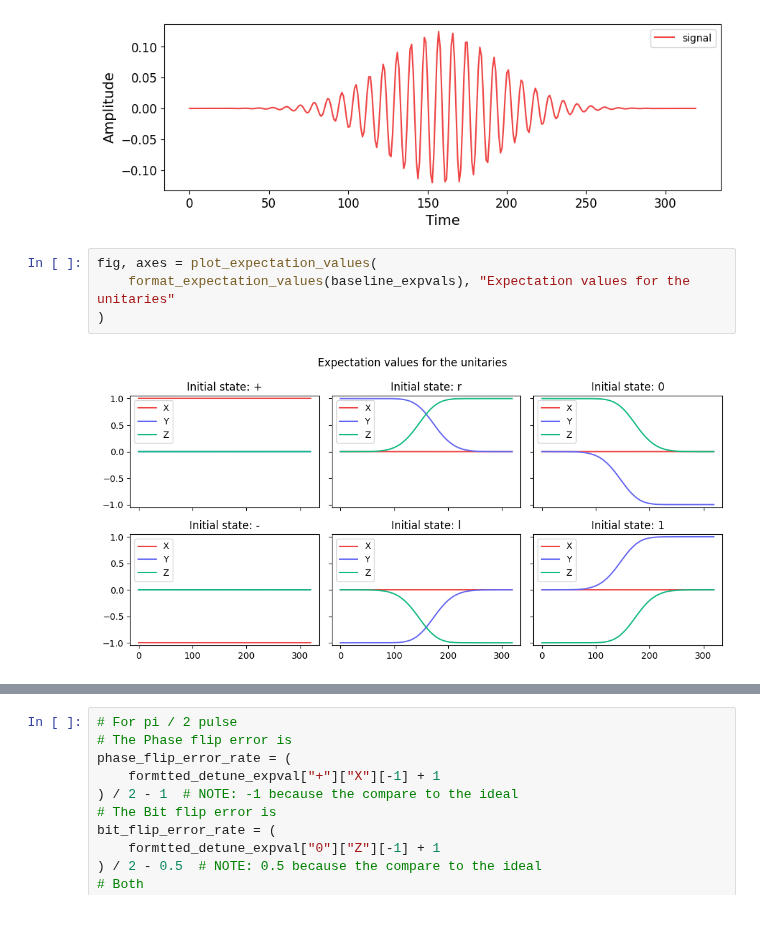
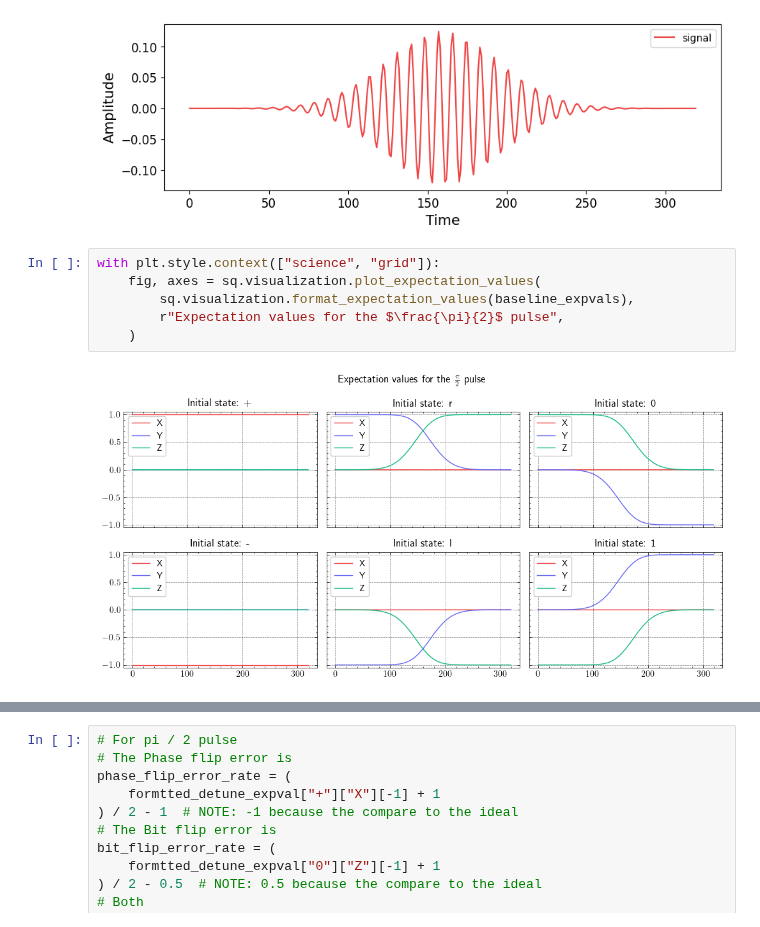
Before and after one commit to PorametPat/inspeqtor, a Jupyter notebook: documents/reviews/review_0004_detuning.ipynb, the cells around one changed output, grey strips where cells are left out. Cells and saved outputs as stored; diff of their text form.

```diff
--- a/documents/reviews/review_0004_detuning.ipynb
+++ b/documents/reviews/review_0004_detuning.ipynb
@@ -152,8 +111,10 @@ ax.legend()
 <matplotlib.legend.Legend at 0x...>
 [figure]
 # %%
-fig, axes = plot_expectation_values(
-    format_expectation_values(baseline_expvals), "Expectation values for the unitaries"
-)
+with plt.style.context(["science", "grid"]):
+    fig, axes = sq.visualization.plot_expectation_values(
+        sq.visualization.format_expectation_values(baseline_expvals),
+        r"Expectation values for the $\frac{\pi}{2}$ pulse",
+    )
 # %% [output]
-[figure, old version]
+[figure, new version]
```
Also changed, not shown: parts of 12 cells of this notebook, 12 other files.
